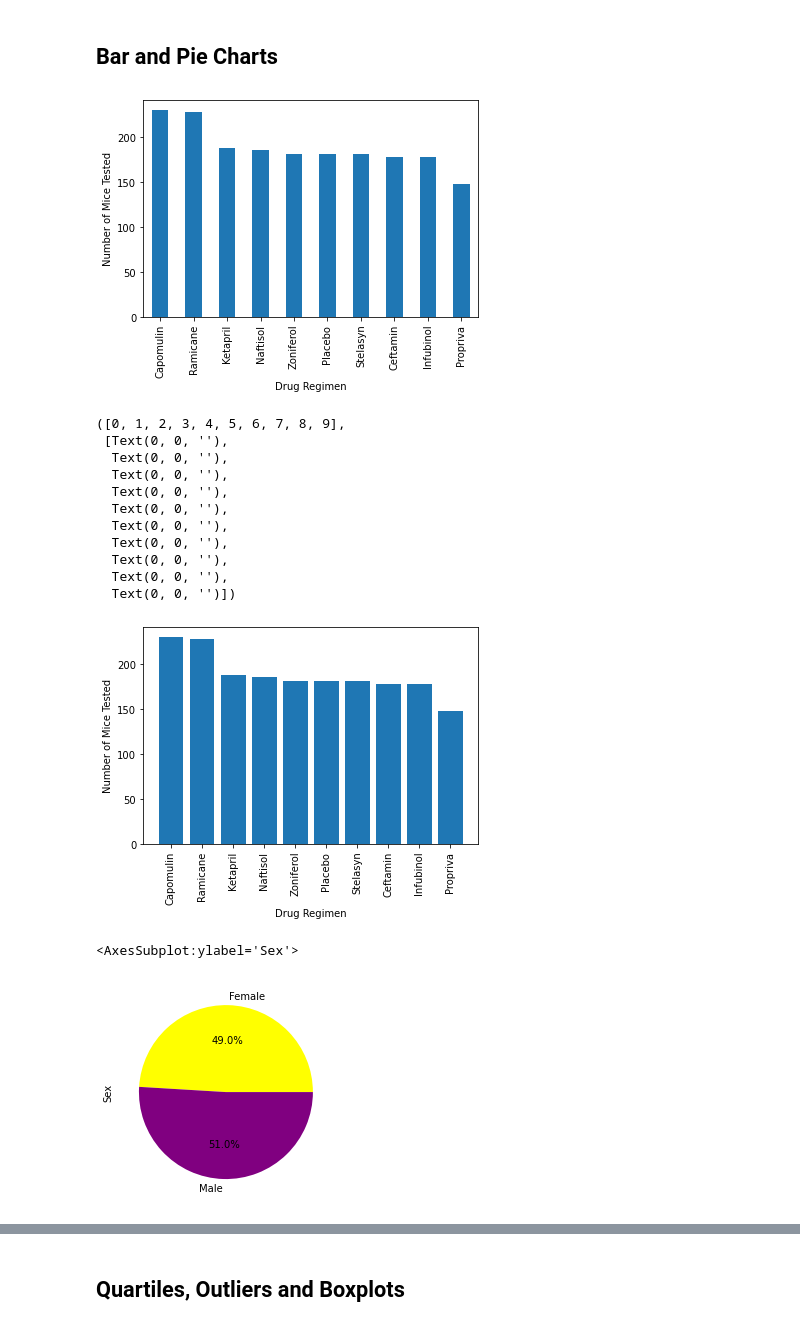
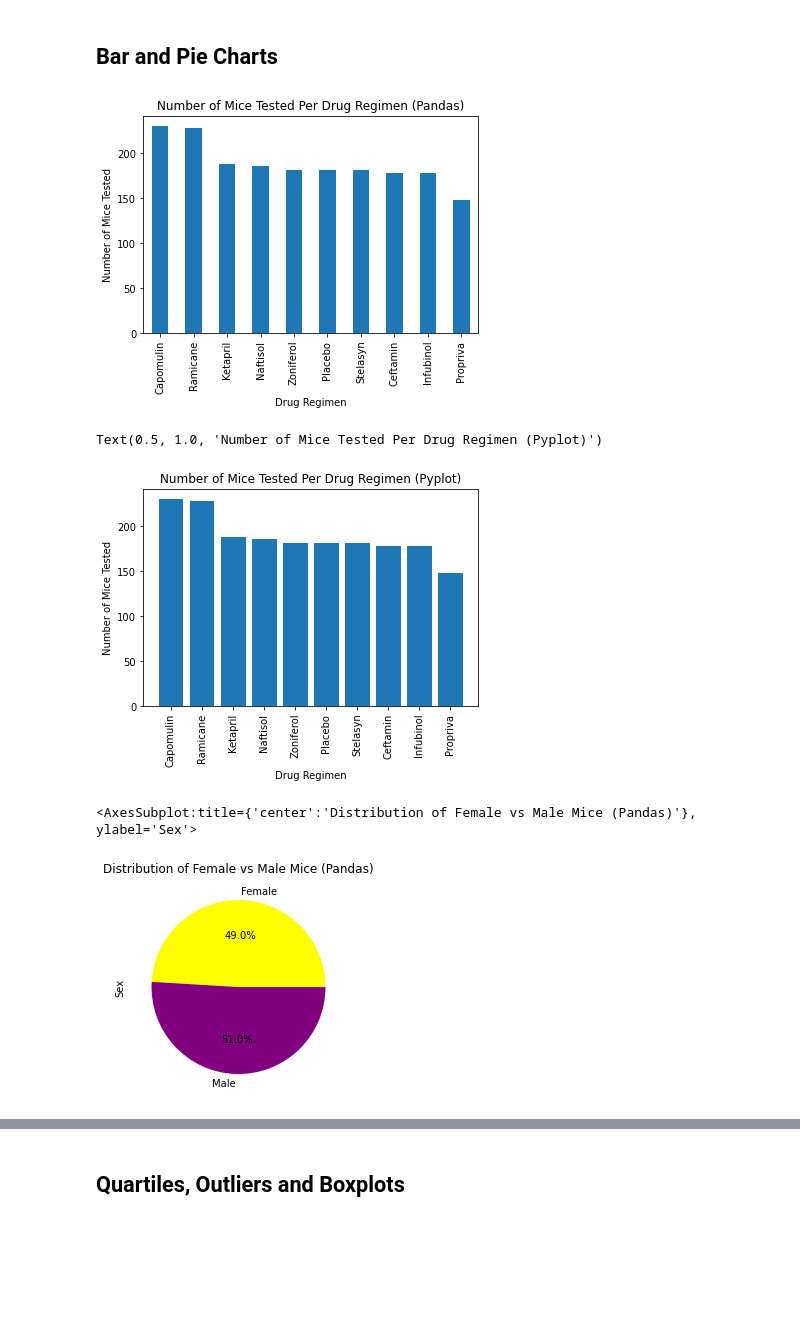
Before and after one commit to geyo/matplotlib-challenge, a Jupyter notebook: Pymaceuticals/pymaceuticals.ipynb, the cells around one changed output, grey strips where cells are left out. Cells and saved outputs as stored; diff of their text form; code cells hidden in the pictures; blank space fills up the shorter version.

```diff
--- a/Pymaceuticals/pymaceuticals.ipynb
+++ b/Pymaceuticals/pymaceuticals.ipynb
@@ -151,9 +151,9 @@ other_regimen_stats
 # %%
 # Generate a bar plot showing the total number of timepoints for all mice tested for each drug regimen using Pandas.
 values = cleaned_mouse_results.groupby(["Drug Regimen"])["Timepoint"].count().sort_values(ascending=False)
-pandas_bar_fig = values.plot(kind="bar", ylabel = "Number of Mice Tested")
+pandas_bar_fig = values.plot(kind="bar", ylabel = "Number of Mice Tested", title="Number of Mice Tested Per Drug Regimen (Pandas)")
 # %% [output]
-[figure, old version]
+[figure, new version]
 # %%
 # Generate a bar plot showing the total number of timepoints for all mice tested for each drug regimen using pyplot.
 values = cleaned_mouse_results.groupby(["Drug Regimen"])["Timepoint"].count().sort_values(ascending=False)
@@ -163,27 +163,18 @@ plt.bar(x_axis, values)
 plt.xlabel("Drug Regimen")
 plt.ylabel("Number of Mice Tested")
 plt.xticks(rotation=90)
+plt.title("Number of Mice Tested Per Drug Regimen (Pyplot)")
 # %% [output]
-([0, 1, 2, 3, 4, 5, 6, 7, 8, 9],
- [Text(0, 0, ''),
-  Text(0, 0, ''),
-  Text(0, 0, ''),
-  Text(0, 0, ''),
-  Text(0, 0, ''),
-  Text(0, 0, ''),
-  Text(0, 0, ''),
-  Text(0, 0, ''),
-  Text(0, 0, ''),
-  Text(0, 0, '')])
+Text(0.5, 1.0, 'Number of Mice Tested Per Drug Regimen (Pyplot)')
-[figure, old version]
+[figure, new version]
 # %%
 # Generate a pie plot showing the distribution of female versus male mice using Pandas
 colors=["Yellow", "Purple"]
 sizes = cleaned_mouse_results.groupby(["Sex"])["Mouse ID"].count()
-sizes.plot(kind="pie", ylabel = "Sex", autopct="%1.1f%%", colors=colors)
+sizes.plot(kind="pie", ylabel = "Sex", autopct="%1.1f%%", colors=colors, title="Distribution of Female vs Male Mice (Pandas)")
 # %% [output]
-<AxesSubplot:ylabel='Sex'>
+<AxesSubplot:title={'center':'Distribution of Female vs Male Mice (Pandas)'}, ylabel='Sex'>
-[figure, old version]
+[figure, new version]
 # %%
 # Generate a pie plot showing the distribution of female versus male mice using pyplot
 sizes = cleaned_mouse_results.groupby(["Sex"])["Mouse ID"].count()
```
Also changed, not shown: parts of 4 cells of this notebook.
